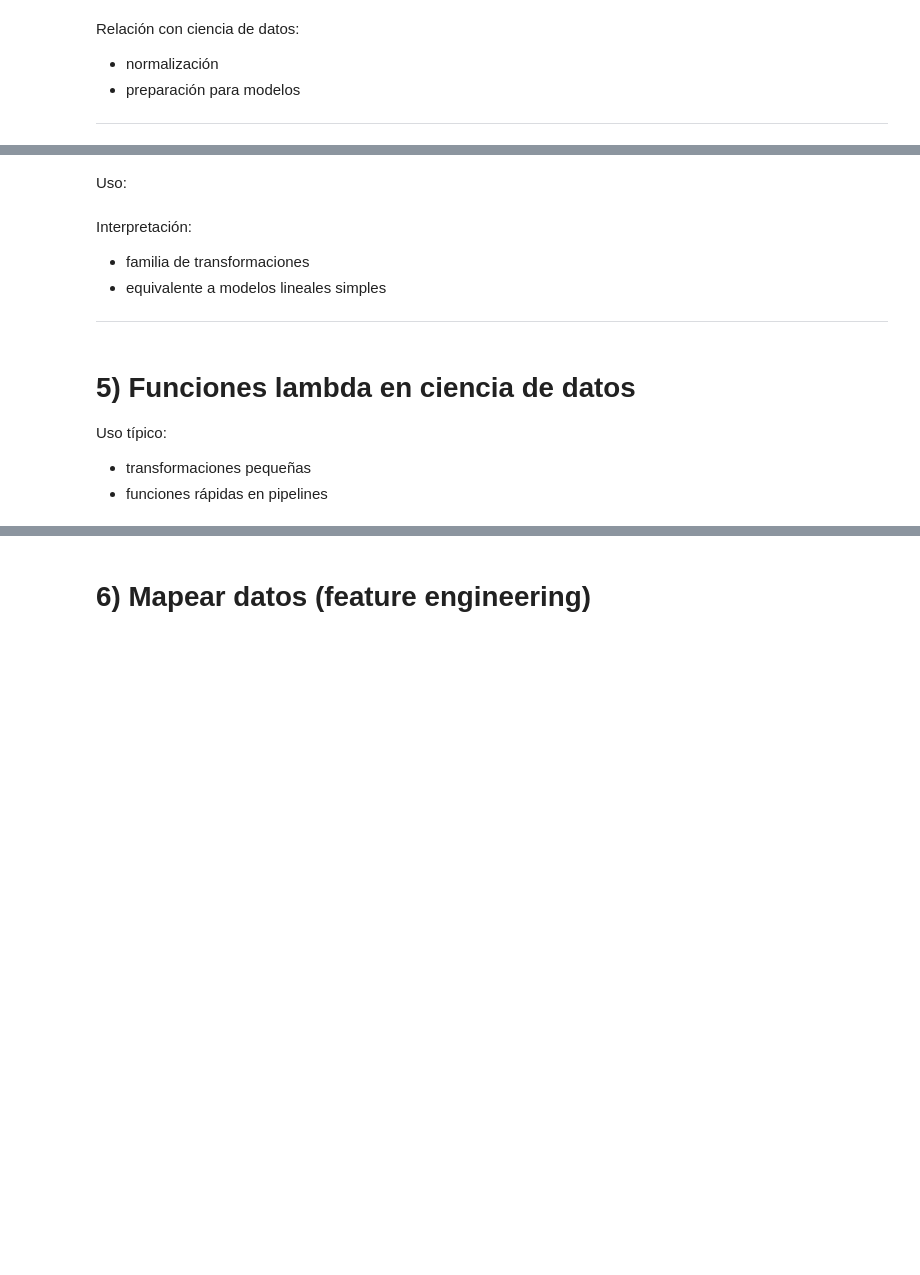
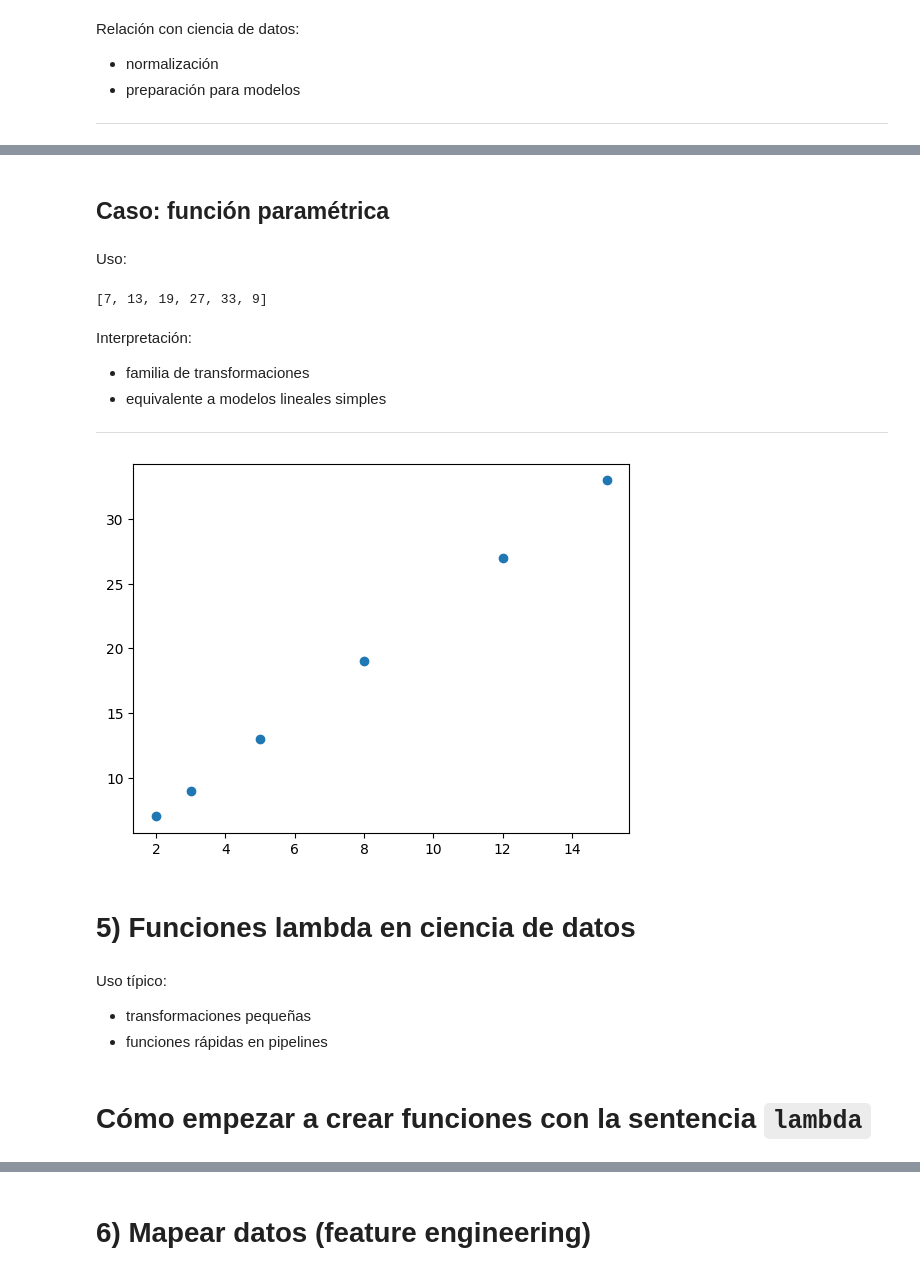
Before and after one commit to marco-canas/fundamentos_de_programacion, a Jupyter notebook: clases/unidad2/6_chapter.ipynb, the cells around one changed output, grey strips where cells are left out. Saved outputs shown, nothing was run; the diff lists cells and outputs as text; code cells hidden in the pictures; blank space fills up the shorter version.

Commit message:
ya tengo una clase sobre funciones muy completa

```diff
--- a/clases/unidad2/6_chapter.ipynb
+++ b/clases/unidad2/6_chapter.ipynb
@@ -153,0 +200,3 @@ Preguntas:
+# %%
+def f(x):
+    return x**2 - 3*x + 2
@@ -153,0 +215,3 @@ Preguntas:
+# %%
+for x in range(-3, 4):
+    print("x =", x, "f(x) =", f(x))
@@ -208,10 +488,16 @@ Relación con ciencia de datos:
+# %% [markdown]
+
+## Caso: función paramétrica
 # %%
 def transformar_lineal(x, a=1, b=0):
     return a*x + b
 # %% [markdown]
 Uso:
 # %%
-[transformar_lineal(x, a=2, b=3) for x in datos_limpios]
+datos_lineal = [transformar_lineal(x, a=2, b=3) for x in datos_limpios]
+datos_lineal
+# %% [output]
+[7, 13, 19, 27, 33, 9]
 # %% [markdown]
 Interpretación:
 
@@ -219,11 +505,21 @@ Interpretación:
 * equivalente a modelos lineales simples
 
 ---
+# %%
+import matplotlib.pyplot as plt
+
+plt.scatter(datos_limpios, datos_lineal)
+plt.savefig(r"C:\Users\marco\Downloads\transformacion_lineal_datos.png")
+# %% [output]
+[figure, added]
 # %% [markdown]
 
 # 5) Funciones lambda en ciencia de datos
-
-Uso típico:
-
-* transformaciones pequeñas
-* funciones rápidas en pipelines
+# %% [markdown]
+
+Uso típico:
+
+* transformaciones pequeñas
+* funciones rápidas en pipelines
+# %% [markdown]
+# Cómo empezar a crear funciones con la sentencia `lambda`
```
Also changed, not shown: parts of 106 cells of this notebook, 1 other file.
